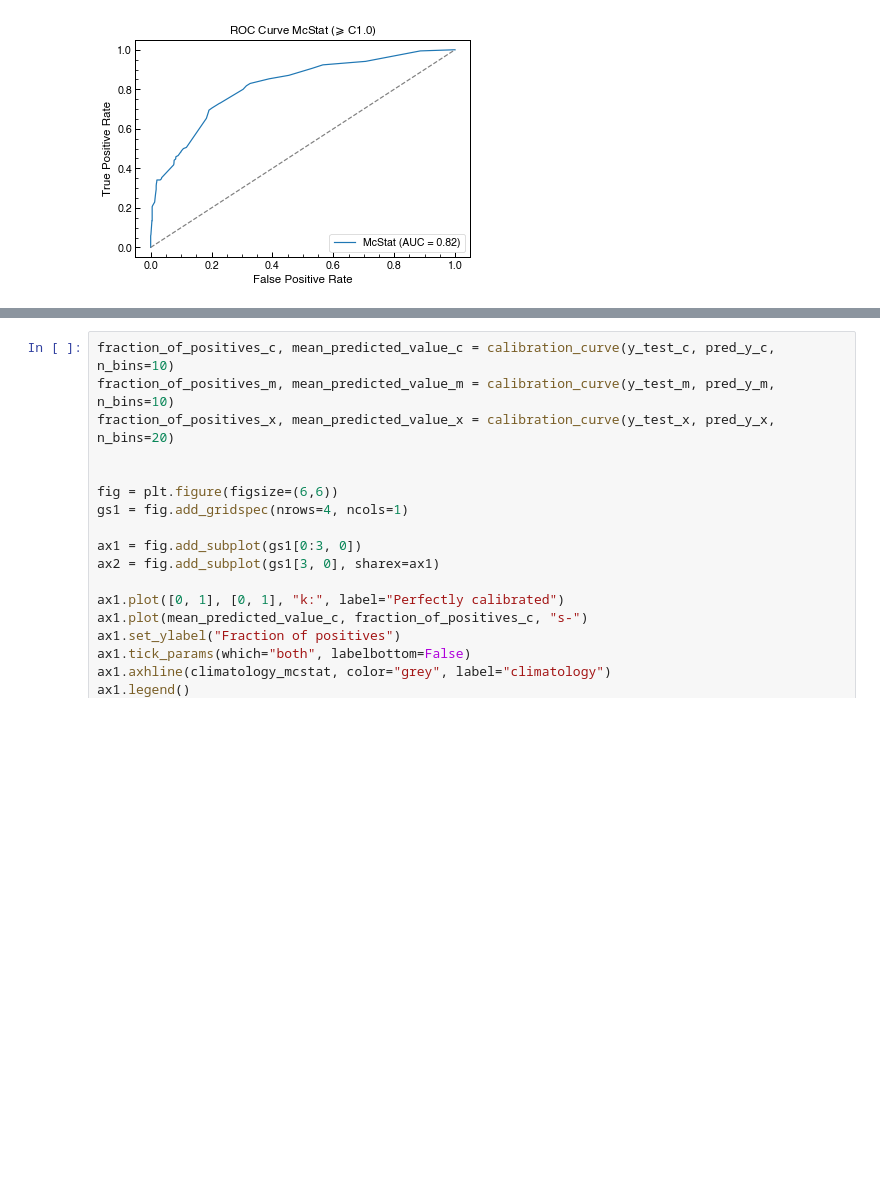
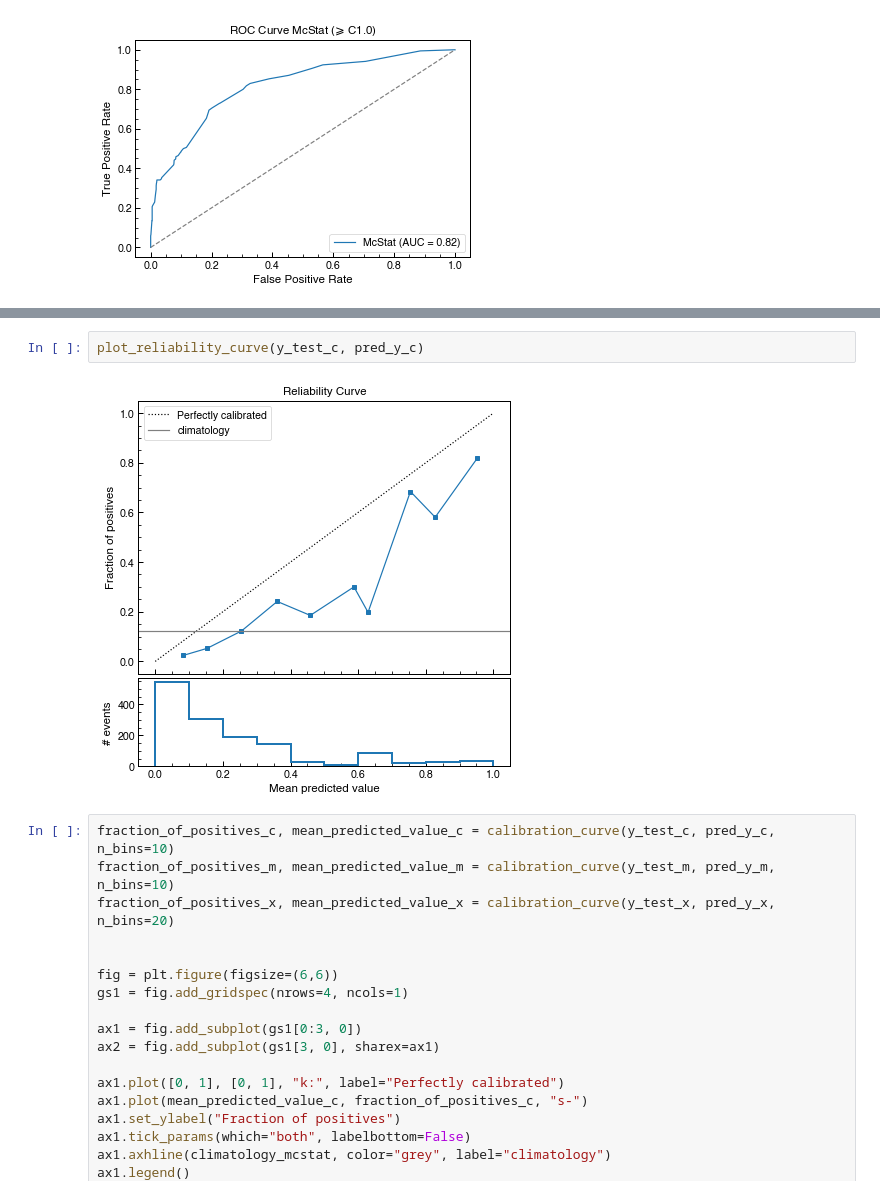
Before and after one commit to hayesla/flare_forecast_proj, a Jupyter notebook: forecast_tests/flare_rate_analysis.ipynb, the cells around one changed output, grey strips where cells are left out. Cells and saved outputs as stored; diff of their text form; blank space fills up the shorter version.

```diff
--- a/forecast_tests/flare_rate_analysis.ipynb
+++ b/forecast_tests/flare_rate_analysis.ipynb
@@ -174,3 +174,7 @@ plot_roc_curve(y_test_c, pred_y_c)
+# %%
+plot_reliability_curve(y_test_c, pred_y_c)
+# %% [output]
+[figure, added]
 # %%
 fraction_of_positives_c, mean_predicted_value_c = calibration_curve(y_test_c, pred_y_c, n_bins=10)
 fraction_of_positives_m, mean_predicted_value_m = calibration_curve(y_test_m, pred_y_m, n_bins=10)
```
Also changed, not shown: parts of 12 cells of this notebook, 12 other files.
